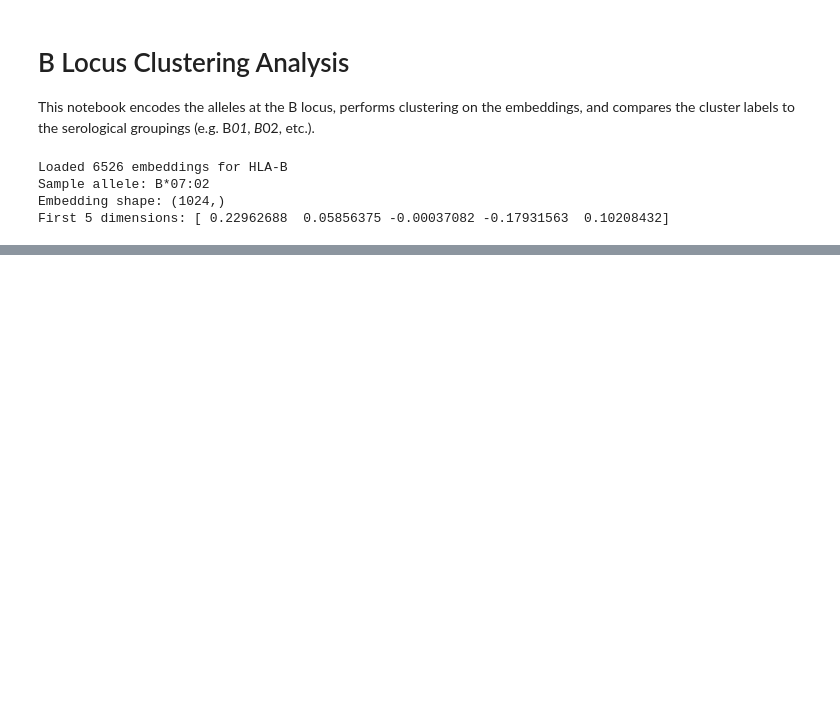
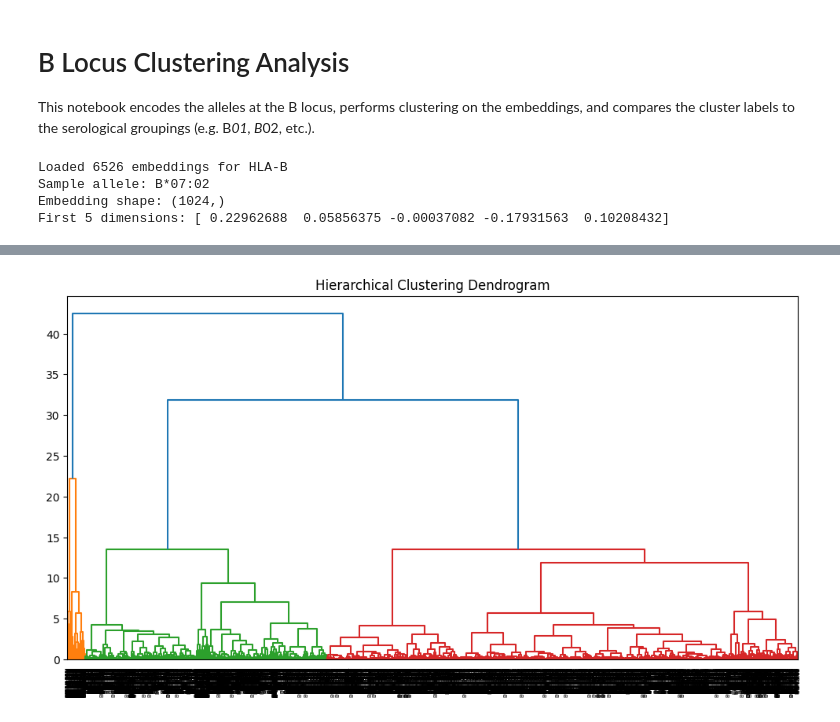
Before and after one commit to dakdemir-nmdp/hla-protbert, a Jupyter notebook: notebooks/b_locus_clustering.ipynb, the cells around one changed output, grey strips where cells are left out. Cells and saved outputs as stored; diff of their text form; code cells hidden in the pictures; blank space fills up the shorter version.

```diff
--- a/notebooks/b_locus_clustering.ipynb
+++ b/notebooks/b_locus_clustering.ipynb
@@ -137,0 +205,13 @@ dict_keys(['B*07:02', 'B*07:03', 'B*07:04', 'B*07:05', 'B*07:06', 'B*07:07', 'B*
+# %%
+# hierarchical clustering
+from scipy.cluster.hierarchy import linkage, dendrogram
+# Compute the distance matrix
+X = np.array(list(embeddings.values()))
+Z = linkage(X, method='ward')
+# Plot dendrogram
+plt.figure(figsize=(12, 6))
+dendrogram(Z, labels=list(embeddings.keys()), orientation='top', leaf_rotation=90)
+plt.title('Hierarchical Clustering Dendrogram')
+plt.show()
+# %% [output]
+[figure, added]
```
Also changed, not shown: parts of 7 cells of this notebook, 1 other file.
